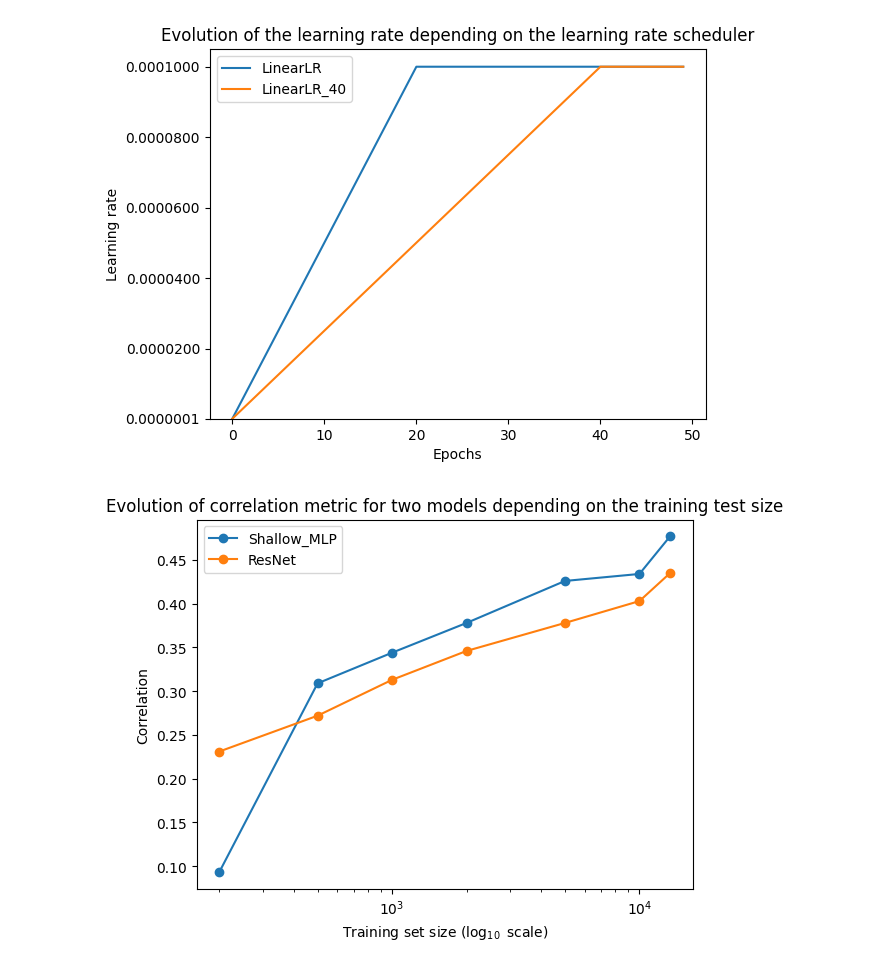
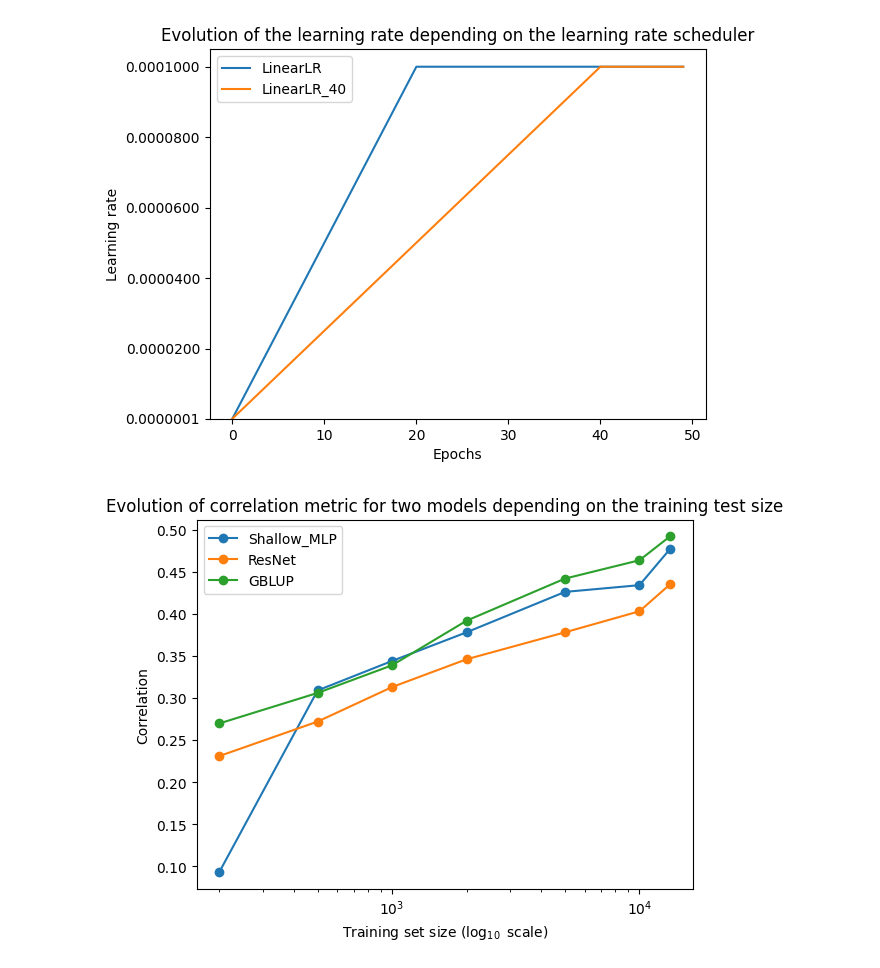
Before and after one commit to Florent-Hervers/master-thesis-code, a Jupyter notebook: plots.ipynb, the cells around one changed output. Cells and saved outputs as stored; diff of their text form; code cells hidden in the pictures.

Commit message:
Add scripts to evaluate the GBLUP with smaller datasets.

```diff
--- a/plots.ipynb
+++ b/plots.ipynb
@@ -39,14 +39,16 @@ plt.show()
 # %%
 dataset_size = [200, 500, 1000, 2000, 5000, 10000, 13300]
 MLP_results = [0.093, 0.309, 0.344, 0.378, 0.426, 0.434, 0.477]
 ResNet_results = [0.231, 0.272, 0.313, 0.346, 0.378, 0.403, 0.435]
+GBLUP_results = [0.2697532430132438, 0.306027082695542, 0.3388680094219327, 0.3917819183098994, 0.44179972380819144, 0.4635924101809954, 0.492]
 plt.plot(dataset_size, MLP_results, "o-", label="Shallow_MLP")
 plt.plot(dataset_size, ResNet_results, "-o", label="ResNet")
+plt.plot(dataset_size, GBLUP_results, "o-", label="GBLUP")
 plt.ylabel("Correlation")
 plt.xlabel("Training set size ($\log_{10}$ scale)")
 plt.xscale("log")
 plt.legend()
 plt.title("Evolution of correlation metric for two models depending on the training test size")
 plt.show()
 # %% [output]
-[figure, old version]
+[figure, new version]
```
Also changed, not shown: 11 other files.
